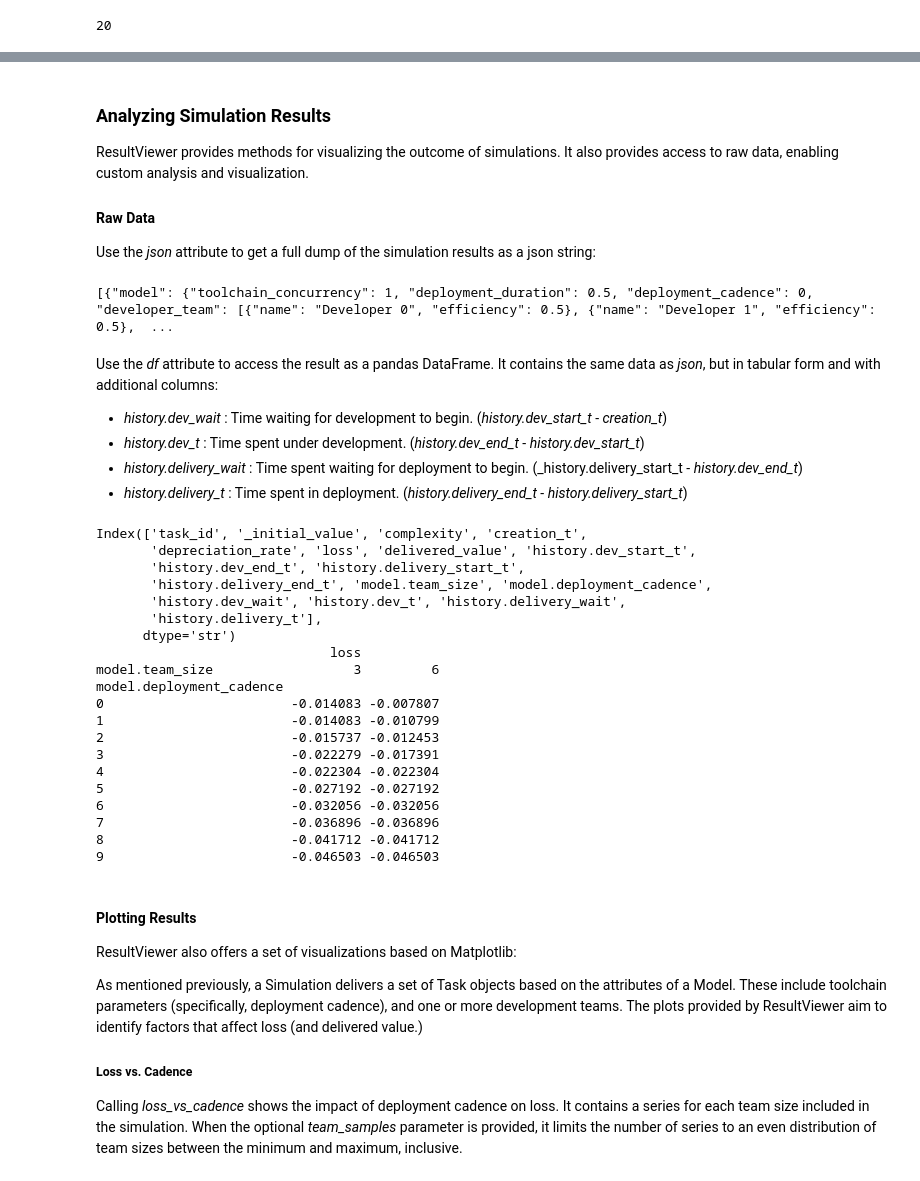
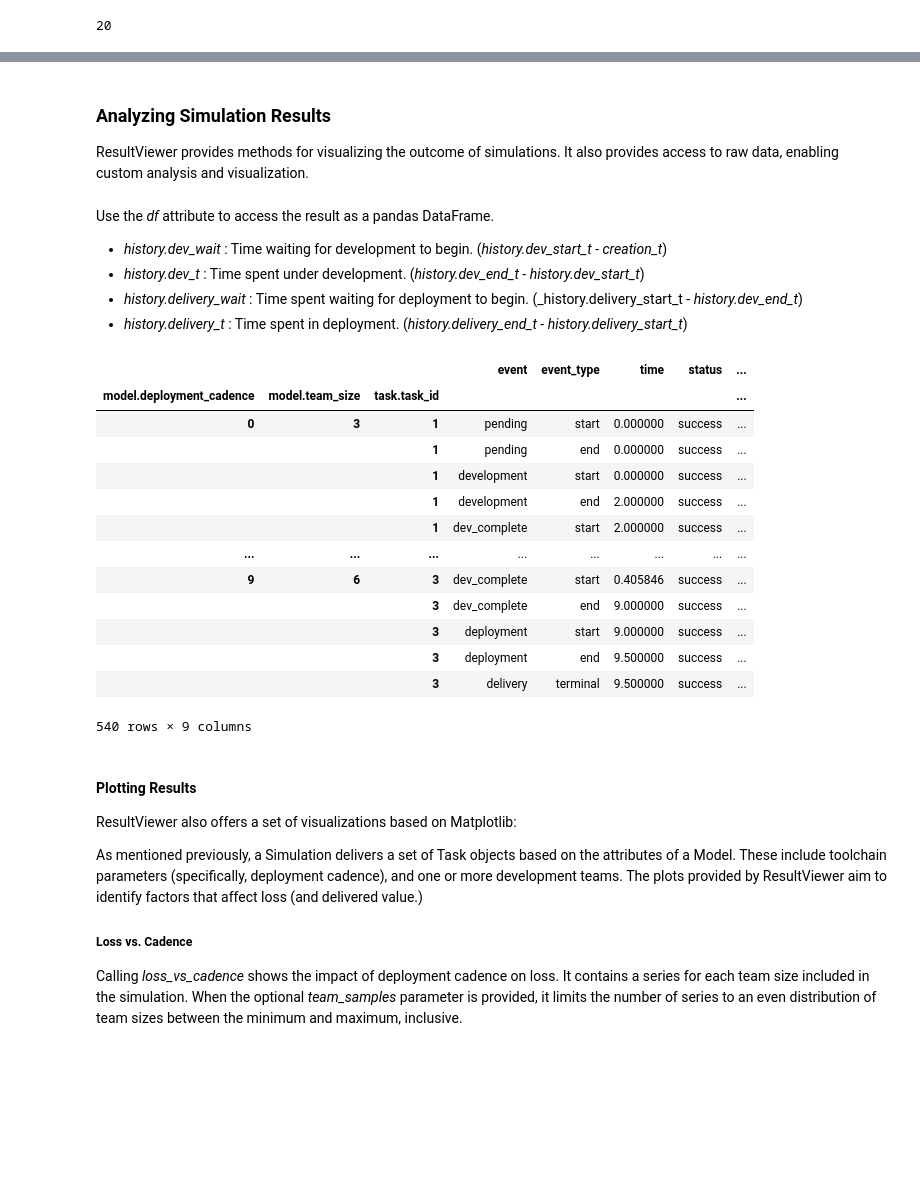
Before and after one commit to bvett/value-stream-simulator, a Jupyter notebook: src/examples/tutorial.ipynb, the cells around one changed output, grey strips where cells are left out. Saved outputs shown, nothing was run; the diff lists cells and outputs as text; code cells hidden in the pictures; blank space fills up the shorter version.

Commit message:
Refactoring: Replaced fixed  task history attributes with flexible time-series events

```diff
--- a/src/examples/tutorial.ipynb
+++ b/src/examples/tutorial.ipynb
@@ -370,21 +459,15 @@ print(len(results))
 ### Analyzing Simulation Results
 
 ResultViewer provides methods for visualizing the outcome of simulations.  It also provides access to raw data, enabling custom analysis and visualization.
-
-
-#### Raw Data
-
-Use the _json_ attribute to get a full dump of the simulation results as a json string:
 # %%
 from value_stream.utils import ResultViewer
+from value_stream.utils.result_viewer import _to_dict
 
 viewer = ResultViewer(results)
-
-print(viewer.json[:200], "...", viewer.json[-200:])
-# %% [output]
-[{"model": {"toolchain_concurrency": 1, "deployment_duration": 0.5, "deployment_cadence": 0, "developer_team": [{"name": "Developer 0", "efficiency": 0.5}, {"name": "Developer 1", "efficiency": 0.5},  ...
 # %% [markdown]
-Use the _df_ attribute to access the result as a pandas DataFrame.  It contains the same data as _json_, but in tabular form and with additional columns:
+Use the _df_ attribute to access the result as a pandas DataFrame.
+
+
 
 * _history.dev_wait_ : Time waiting for development to begin.  (_history.dev_start_t_ - _creation_t_)
 * _history.dev_t_ : Time spent under development. (_history.dev_end_t_ - _history.dev_start_t_)
@@ -392,36 +475,22 @@ Use the _df_ attribute to access the result as a pandas DataFrame.  It contains
 * _history.delivery_t_ : Time spent in deployment. (_history.delivery_end_t_ - _history.delivery_start_t_)
 # %%
 # Show the columns
-df = viewer.df
-print(df.columns)
-
-
-# Basic example showing loss given a team size and cadence
-df = df.set_index(['model.deployment_cadence'])
-
-print(df.groupby(["model.deployment_cadence", "model.team_size"]).mean(
-    True)[["loss"]].unstack(-1))
+viewer.df
 # %% [output]
+|  |  |  | event | event_type | time | status | ... |
+| model.deployment_cadence | model.team_size | task.task_id |  |  |  |  | ... |
+| 0 | 3 | 1 | pending | start | 0.000000 | success | ... |
+|  |  | 1 | pending | end | 0.000000 | success | ... |
+|  |  | 1 | development | start | 0.000000 | success | ... |
+|  |  | 1 | development | end | 2.000000 | success | ... |
+|  |  | 1 | dev_complete | start | 2.000000 | success | ... |
+| ... | ... | ... | ... | ... | ... | ... | ... |
+| 9 | 6 | 3 | dev_complete | start | 0.405846 | success | ... |
+|  |  | 3 | dev_complete | end | 9.000000 | success | ... |
+|  |  | 3 | deployment | start | 9.000000 | success | ... |
+|  |  | 3 | deployment | end | 9.500000 | success | ... |
+|  |  | 3 | delivery | terminal | 9.500000 | success | ... |
-Index(['task_id', '_initial_value', 'complexity', 'creation_t',
-       'depreciation_rate', 'loss', 'delivered_value', 'history.dev_start_t',
-       'history.dev_end_t', 'history.delivery_start_t',
-       'history.delivery_end_t', 'model.team_size', 'model.deployment_cadence',
-       'history.dev_wait', 'history.dev_t', 'history.delivery_wait',
-       'history.delivery_t'],
-      dtype='str')
-                              loss
-model.team_size                  3         6
-model.deployment_cadence
-0                        -0.014083 -0.007807
-1                        -0.014083 -0.010799
-2                        -0.015737 -0.012453
-3                        -0.022279 -0.017391
-4                        -0.022304 -0.022304
-5                        -0.027192 -0.027192
-6                        -0.032056 -0.032056
-7                        -0.036896 -0.036896
-8                        -0.041712 -0.041712
-9                        -0.046503 -0.046503
+540 rows × 9 columns
 # %% [markdown]
 #### Plotting Results
 
```
Also changed, not shown: parts of 29 cells of this notebook, 26 other files.
